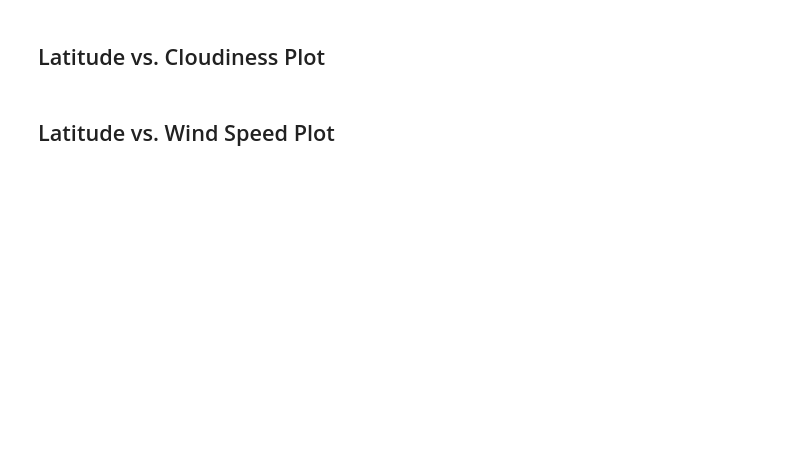
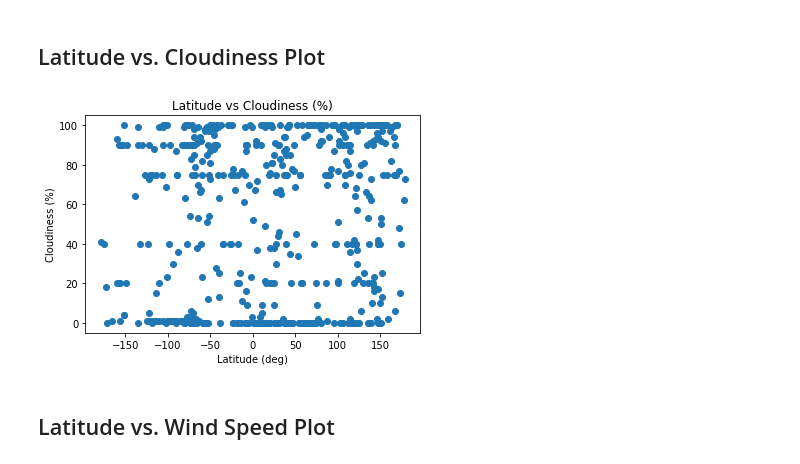
Before and after one commit to grand42/Python-API-Challenge, a Jupyter notebook: WeatherPy/WeatherPy.ipynb, the cells around one changed output. Cells and saved outputs as stored; diff of their text form; code cells hidden in the pictures; blank space fills up the shorter version.

```diff
--- a/WeatherPy/WeatherPy.ipynb
+++ b/WeatherPy/WeatherPy.ipynb
@@ -116,4 +170,14 @@ plt.show()
 # %% [markdown]
 ## Latitude vs. Cloudiness Plot
+# %%
+clouds = clean_city_data["Cloudiness (%)"]
+plt.scatter(Lats, clouds)
+plt.title("Latitude vs Cloudiness (%)")
+plt.xlabel("Latitude (deg)")
+plt.ylabel("Cloudiness (%)")
+plt.savefig("Plots/Cloudiness_v_Latitude")
+plt.show()
+# %% [output]
+[figure, added]
 # %% [markdown]
 ## Latitude vs. Wind Speed Plot
```
Also changed, not shown: parts of 10 cells of this notebook, 5 other files.
